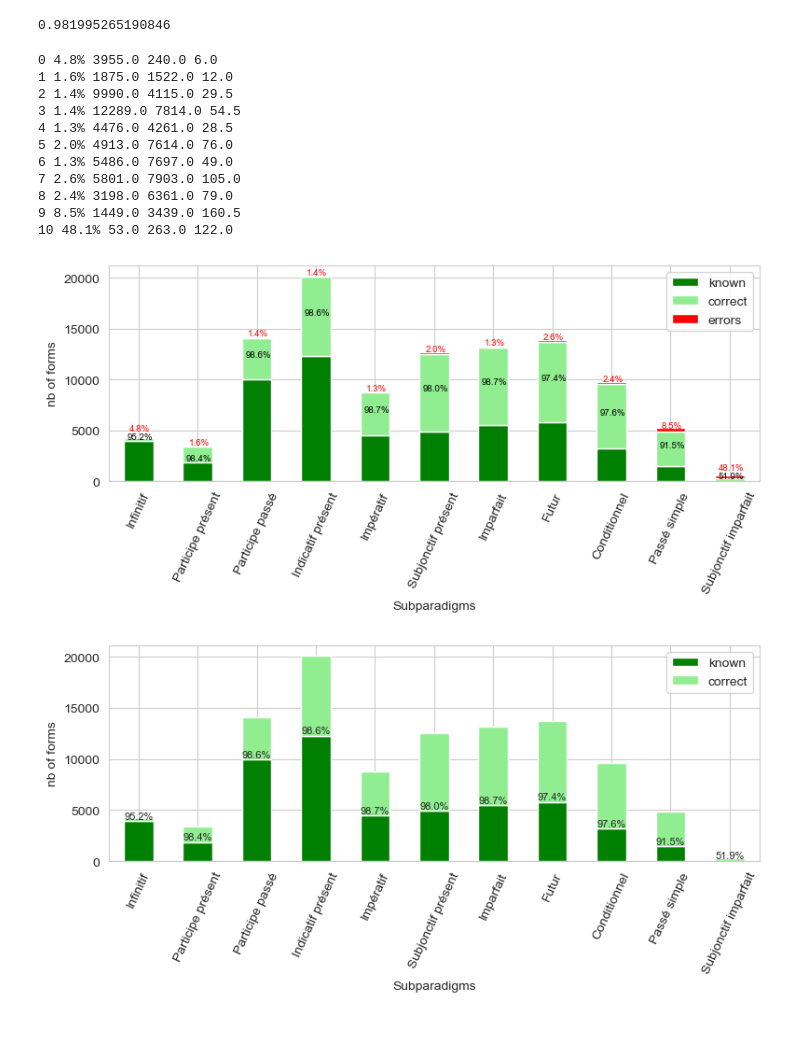
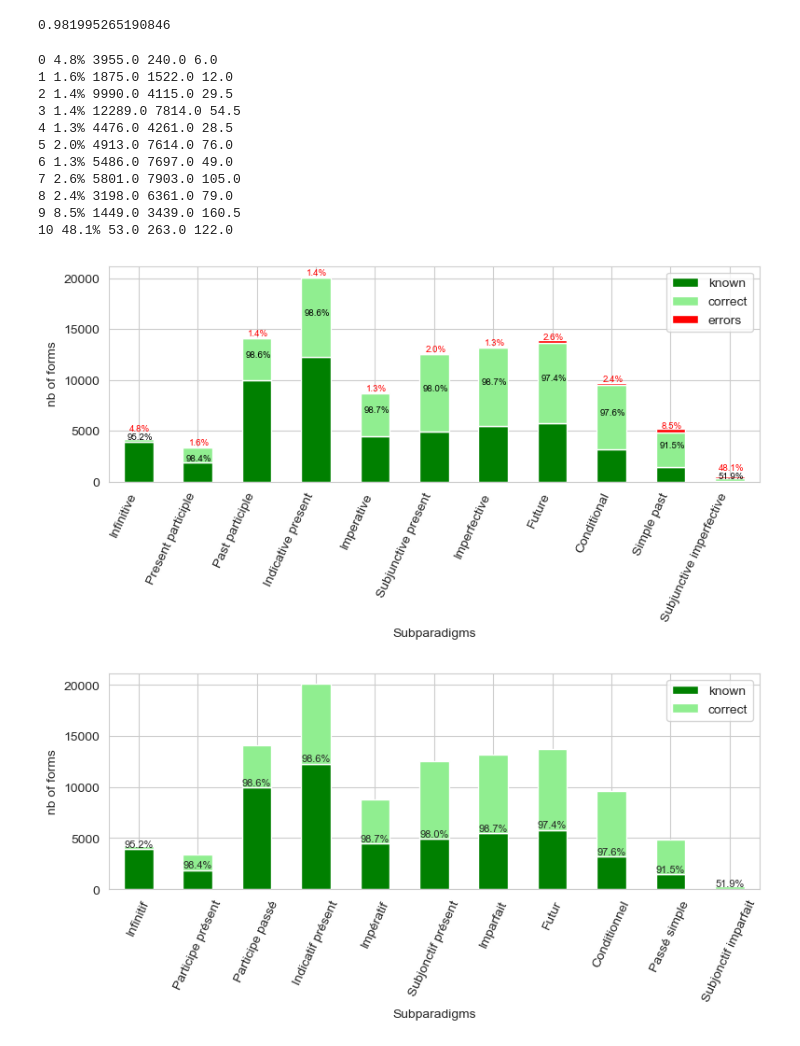
Before and after one commit to gboye/SWIM, a Jupyter notebook: ParadigmGeneration/Vlexique2/WordStructure-Statistiques-S4-Gold.ipynb, the cells around one changed output. Cells and saved outputs as stored; diff of their text form; code cells hidden in the pictures.

```diff
--- a/ParadigmGeneration/Vlexique2/WordStructure-Statistiques-S4-Gold.ipynb
+++ b/ParadigmGeneration/Vlexique2/WordStructure-Statistiques-S4-Gold.ipynb
@@ -14,6 +14,11 @@ def ding():
 %store -r ordStemCells
 # %%
 sns.set_style("whitegrid")
+# %%
+tenseLabels=["Infinitive","Present participle","Past participle",
+             "Indicative present","Imperative","Subjunctive present",
+             "Imperfective","Future","Conditional",
+             "Simple past","Subjunctive imperfective"]
 # %%
 repFiles="/Users/gilles/sDrive/Recherche/Boye/HDR/Data/vlexique2.0.3/WordStructure/"
 # %% [markdown]
@@ -196,8 +201,8 @@ dfDirect4KRWM.iloc[1:9].correct.sum()/dfDirect4KRWM.iloc[1:9].tot.sum()
 ax=dfDirect4KRWM[["known","correct","errors"]].plot.bar(stacked=True,figsize=(9,3),color=["green","lightgreen","red"])
 ax.set_xlabel("Subparadigms")
 ax.set_ylabel("nb of forms")
-ax.tick_params(axis='x', labelrotation=65)
 labels=["known","correct","errors"]
+ax.set_xticklabels(tenseLabels,rotation=65,ha="right")
 plt.legend(labels);
 
 errLabels=dfDirect4KRWM["recall"].tolist()
@@ -228,34 +233,34 @@ nHeights1=0
 for rect, label in zip(rects[22:], absLabels):
     print(nHeights1,label,heights0[nHeights1],heights1[nHeights1],rect.get_height()/2)
     if 0<nHeights1<10:
         height=heights0[nHeights1]+heights1[nHeights1]+rect.get_height()/2
         ax.text(
             rect.get_x()+rect.get_width()/2+0.025, height, label,
             ha="center", va="bottom", fontsize=7,rotation=0, color="red",
         )
     else:
         height=heights0[nHeights1]+heights1[nHeights1]+600
         ax.text(
             rect.get_x()+rect.get_width()/2+0.025, height, label,
             ha="center", va="bottom", fontsize=7,rotation=0, color="red",
         )
 
     nHeights1+=1
 
 plt.savefig(repFiles+"Recall-FormsTenses.png",dpi=300,bbox_inches="tight")
 # %% [output]
 0 4.8% 3955.0 240.0 6.0
 1 1.6% 1875.0 1522.0 12.0
 2 1.4% 9990.0 4115.0 29.5
 3 1.4% 12289.0 7814.0 54.5
 4 1.3% 4476.0 4261.0 28.5
 5 2.0% 4913.0 7614.0 76.0
 6 1.3% 5486.0 7697.0 49.0
 7 2.6% 5801.0 7903.0 105.0
 8 2.4% 3198.0 6361.0 79.0
 9 8.5% 1449.0 3439.0 160.5
 10 48.1% 53.0 263.0 122.0
-[figure, old version]
+[figure, new version]
 # %%
 ax=dfDirect4KRWM[["known","correct"]].plot.bar(stacked=True,figsize=(9,3),color=["green","lightgreen",])
 ax.set_xlabel("Subparadigms")
```
Also changed, not shown: parts of 6 cells of this notebook, 2 other files.
